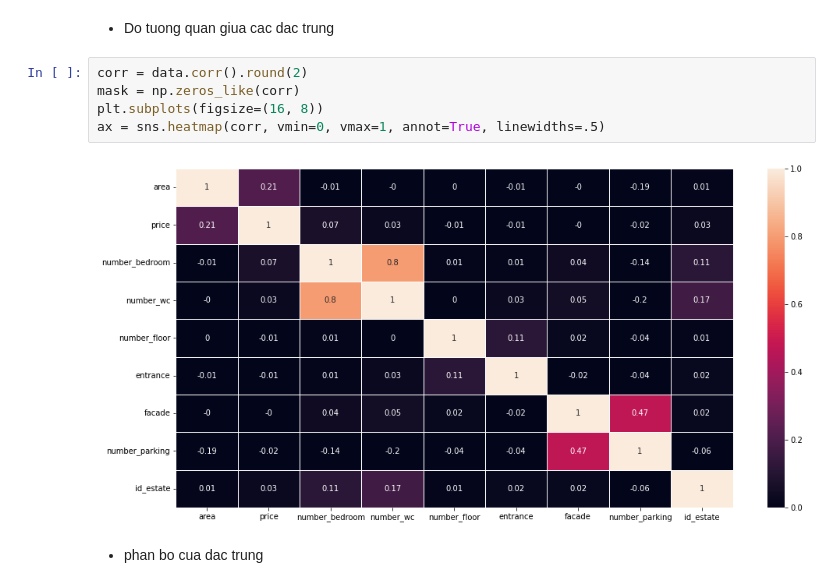
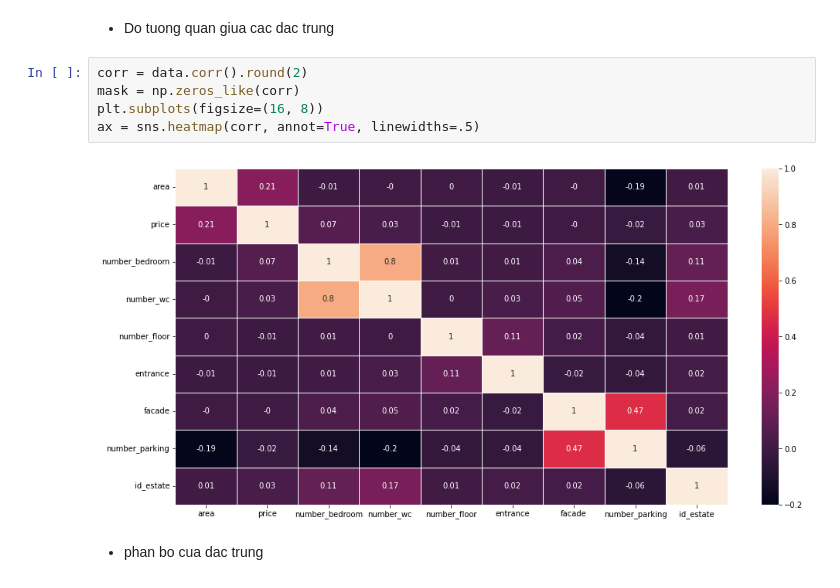
Before and after one commit to lythanhhai/Crawl_Real_Estate, a Jupyter notebook: EDA.ipynb, the cells around one changed output. Saved outputs shown, nothing was run; the diff lists cells and outputs as text.

```diff
--- a/EDA.ipynb
+++ b/EDA.ipynb
@@ -64,10 +64,10 @@ data.describe()
 # %%
 corr = data.corr().round(2)
 mask = np.zeros_like(corr)
 plt.subplots(figsize=(16, 8))
-ax = sns.heatmap(corr, vmin=0, vmax=1, annot=True, linewidths=.5)
+ax = sns.heatmap(corr, annot=True, linewidths=.5)
 # %% [output]
-[figure, old version]
+[figure, new version]
 # %% [markdown]
 - phan bo cua dac trung
 # %%
```
Also changed, not shown: parts of 7 cells of this notebook, 3 other files.
